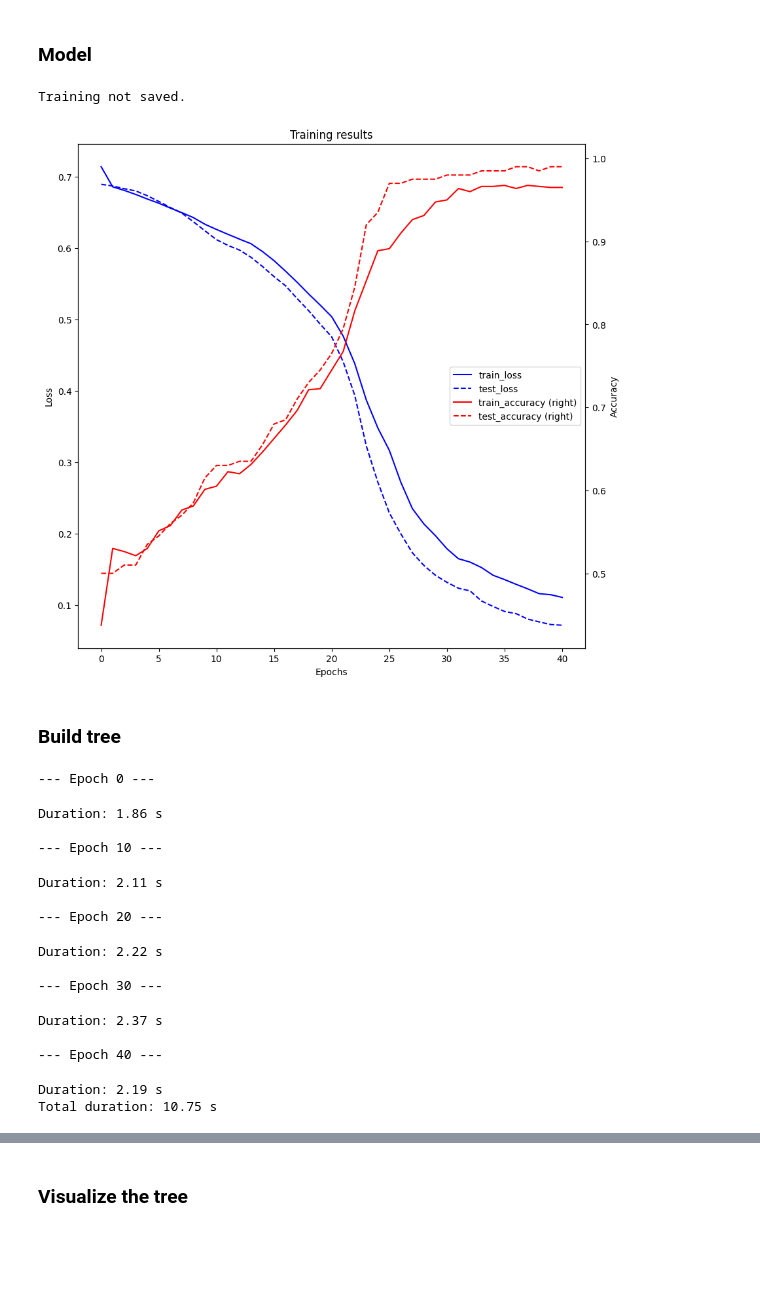
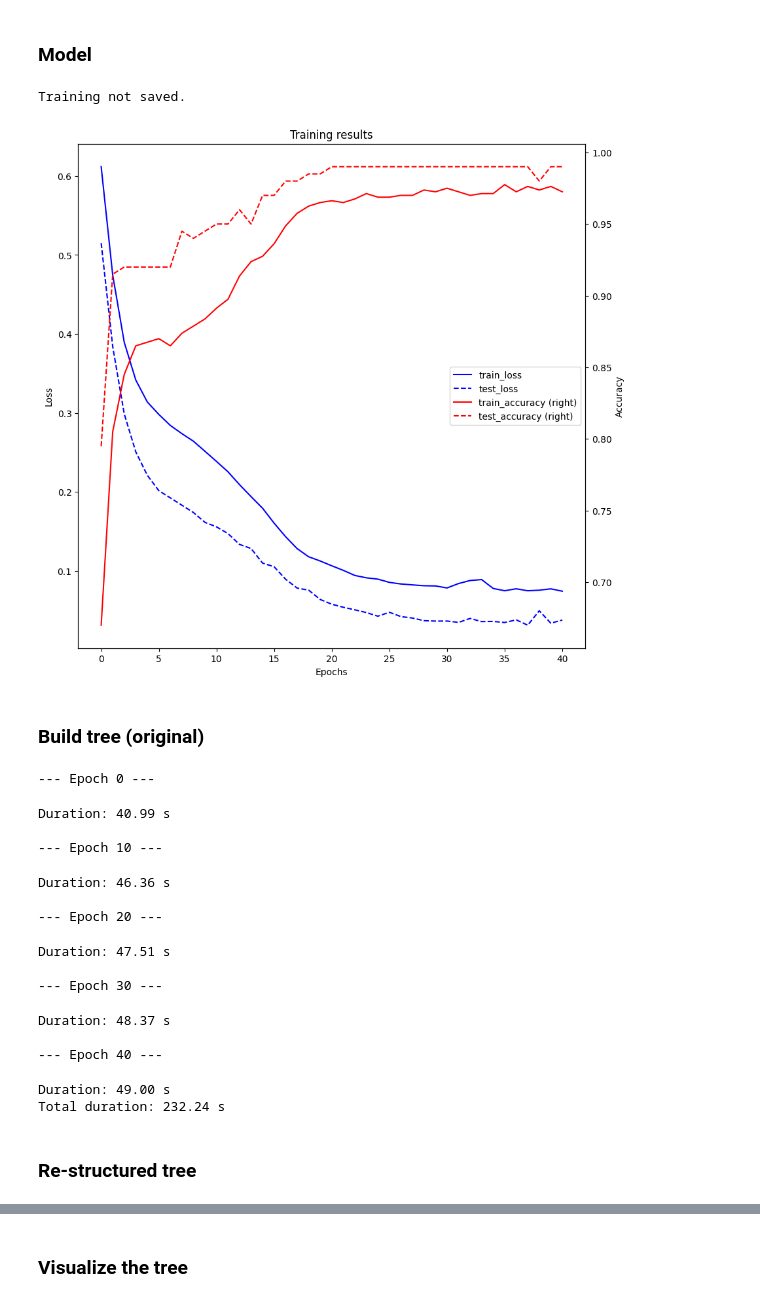
Before and after one commit to Johanmkr/WP1-Polyhedra, a Jupyter notebook: notebooks/new_tree_construction_planning.ipynb, the cells around one changed output, grey strips where cells are left out. Cells and saved outputs as stored; diff of their text form; code cells hidden in the pictures; blank space fills up the shorter version.

```diff
--- a/notebooks/new_tree_construction_planning.ipynb
+++ b/notebooks/new_tree_construction_planning.ipynb
@@ -585,22 +836,22 @@ plt.show()
 ### Model
 # %%
 from visualization import plot_training
-hidden_sizes = [0,5,5,5]
+hidden_sizes = [0,10,10,10]
 
 ActNet = NeuralNet(
     input_size = 2,
     hidden_sizes = hidden_sizes[1:],
     num_classes=1,
     seed=3,
 )
 
 res, states = train_model(ActNet, train, test, epochs=41, save_everyth_epoch=10, RETURN_STATES=True)
 plot_training(res)
 # %% [output]
 Training not saved.
-[figure, old version]
+[figure, new version]
 # %% [markdown]
-### Build tree
+### Build tree (original)
 # %%
 import time
 trees = {}
@@ -608,7 +859,7 @@ tot_start = time.time()
 for epoch, state in states.items():
     start = time.time()
     print(f"\n--- Epoch {epoch} ---")
-    tree = Tree(state)
+    tree = OldTree(state)
     tree.construct_tree(verbose=True)
     trees[epoch] = tree
     end = time.time()
@@ -617,17 +868,19 @@ tot_end = time.time()
 print(f"Total duration: {tot_end-tot_start:.2f} s")
 # %% [output]
 --- Epoch 0 ---
-Duration: 1.86 s
+Duration: 40.99 s
 
 --- Epoch 10 ---
-Duration: 2.11 s
+Duration: 46.36 s
 
 --- Epoch 20 ---
-Duration: 2.22 s
+Duration: 47.51 s
 
 --- Epoch 30 ---
-Duration: 2.37 s
+Duration: 48.37 s
 
 --- Epoch 40 ---
-Duration: 2.19 s
-Total duration: 10.75 s
+Duration: 49.00 s
+Total duration: 232.24 s
+# %% [markdown]
+### Re-structured tree
```
Also changed, not shown: parts of 10 cells of this notebook, 1 other file.
